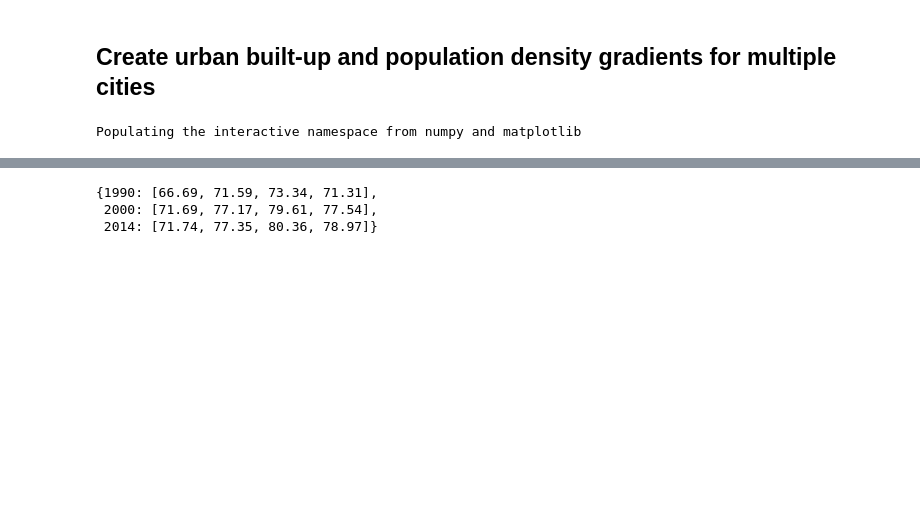
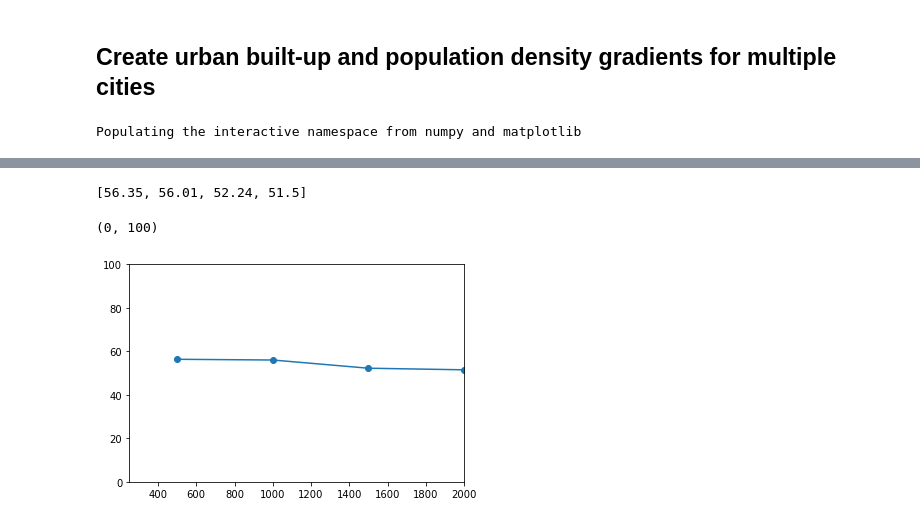
Before and after one commit to gauravcusp/CityGrowth, a Jupyter notebook: Gradients.ipynb, the cells around one changed output, grey strips where cells are left out. Saved outputs shown, nothing was run; the diff lists cells and outputs as text; code cells hidden in the pictures; blank space fills up the shorter version.

```diff
--- a/Gradients.ipynb
+++ b/Gradients.ipynb
@@ -61,11 +60,9 @@ def convert_geom_to_shp(shapely_polygon, city, out_name_postfix):
 
     gdf = gpd.GeoDataFrame(df, geometry='geometry')
 
-    path = "M:\Gaurav\GPSUR\Data\Analysis"
-
     gdf.to_file(os.getcwd()+'\\shapefiles\\{a}_{b}.shp'.format(a=city, b=out_name_postfix))
 
-    return path+'\\shapefiles\\{a}_{b}.shp'.format(a=city, b=out_name_postfix)
+    return os.getcwd()+'\\shapefiles\\{a}_{b}.shp'.format(a=city, b=out_name_postfix)
 # %%
 def reproject_raster(source_path, destination_path):
 
@@ -123,7 +120,7 @@ def main(city):
 
     point = return_point(city)
 
-    path = r"M:\Gaurav\GPSUR\Data\GHSL_builtup_250m"
+    path = r"C:\\Users\\wb542830\\OneDrive - WBG\\GPSUR\Data\\GHSL_builtup_250m"
 
     temp = os.listdir(path)
 
@@ -137,15 +134,15 @@ def main(city):
 
     sum_dic = {}
 
-    for i in [2000, 2014]:
+    for i in [1990, 2000, 2014]:
         for j in temp:
             if str(i) in j.split('_'):
                 path_ext = path+"\\"+j
-                print(path_ext)
-                #TIF_lis = [i for i in os.listdir(path_ext) if i.endswith('.TIF')]
 
-                #for k in TIF_lis:
-                 #   reproject_raster(path_ext+"\\"+k, path_ext+"\\GHS_builtup_"+str(i)+"_reprojected_4326"+k.split('_')[-1].split('.')[0]+'.tif')
+                TIF_lis = [i for i in os.listdir(path_ext) if i.endswith('.TIF')]
+
+                for k in TIF_lis:
+                    reproject_raster(path_ext+"\\"+k, path_ext+"\\GHS_builtup_"+str(i)+"_reprojected_4326"+k.split('_')[-1].split('.')[0]+'.tif')
 
                 tif_lis = [i for i in os.listdir(path_ext) if i.endswith('.tif')]
 
@@ -197,10 +181,6 @@ No Overlap between raster and polygon.
 # %%
-di2 = {}
-for i in di.keys():
-    di2[i] = [round(i, 2) for i in di[i] if (i) and (np.isnan(i) != True)]
+lis_1975 = [np.round(i,2) for i in di[1975] if i]
-# %%
-di2
-# %% [output]
-{1990: [66.69, 71.59, 73.34, 71.31],
- 2000: [71.69, 77.17, 79.61, 77.54],
- 2014: [71.74, 77.35, 80.36, 78.97]}
+# %%
+lis_1975
+# %% [output]
+[56.35, 56.01, 52.24, 51.5]
@@ -206,0 +189,7 @@ di2
+# %%
+pl.plot(x, lis_1975, '-o')
+pl.xlim(250,2000)
+pl.ylim(0,100)
+# %% [output]
+(0, 100)
+[figure, added]
```
Also changed, not shown: parts of 15 cells of this notebook.
